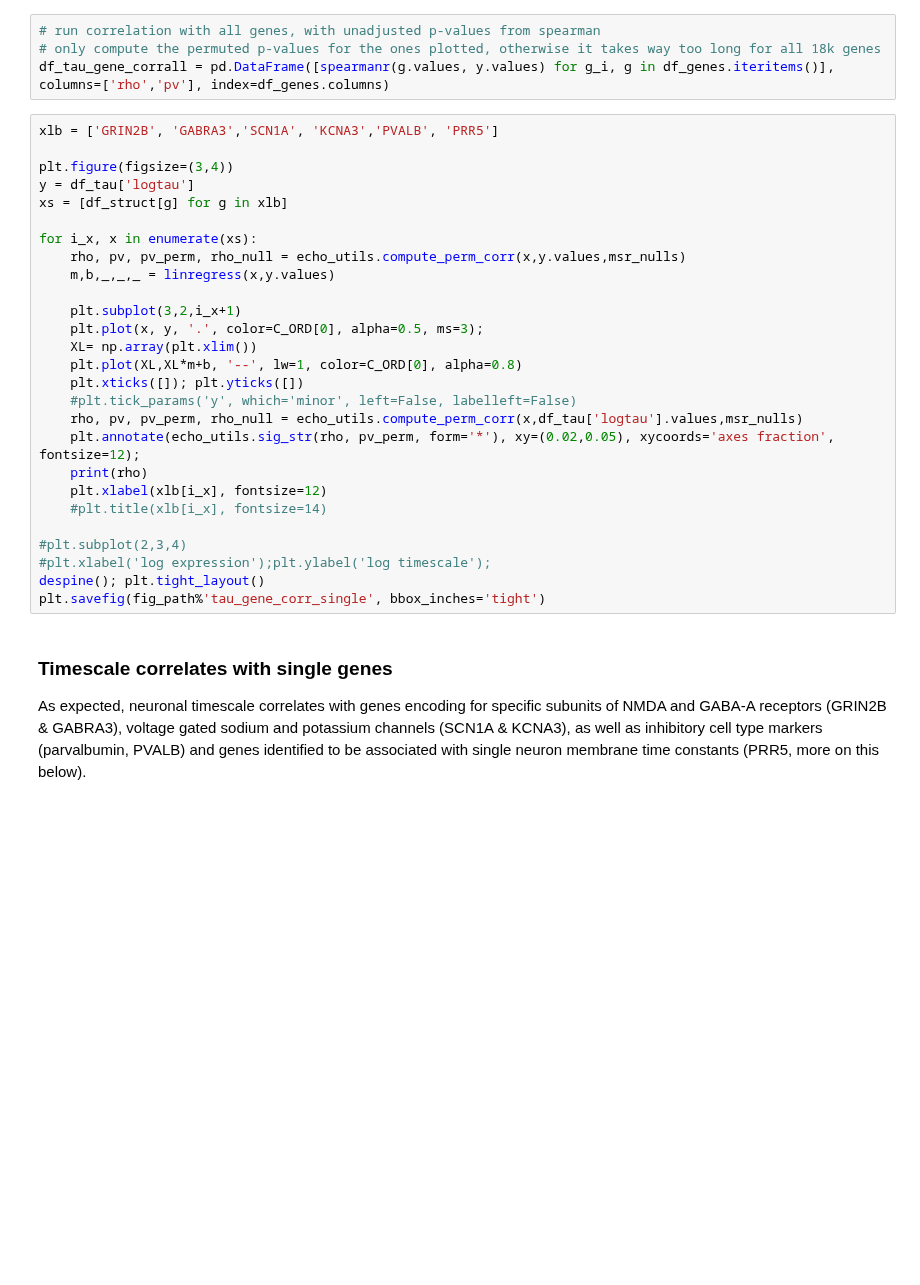
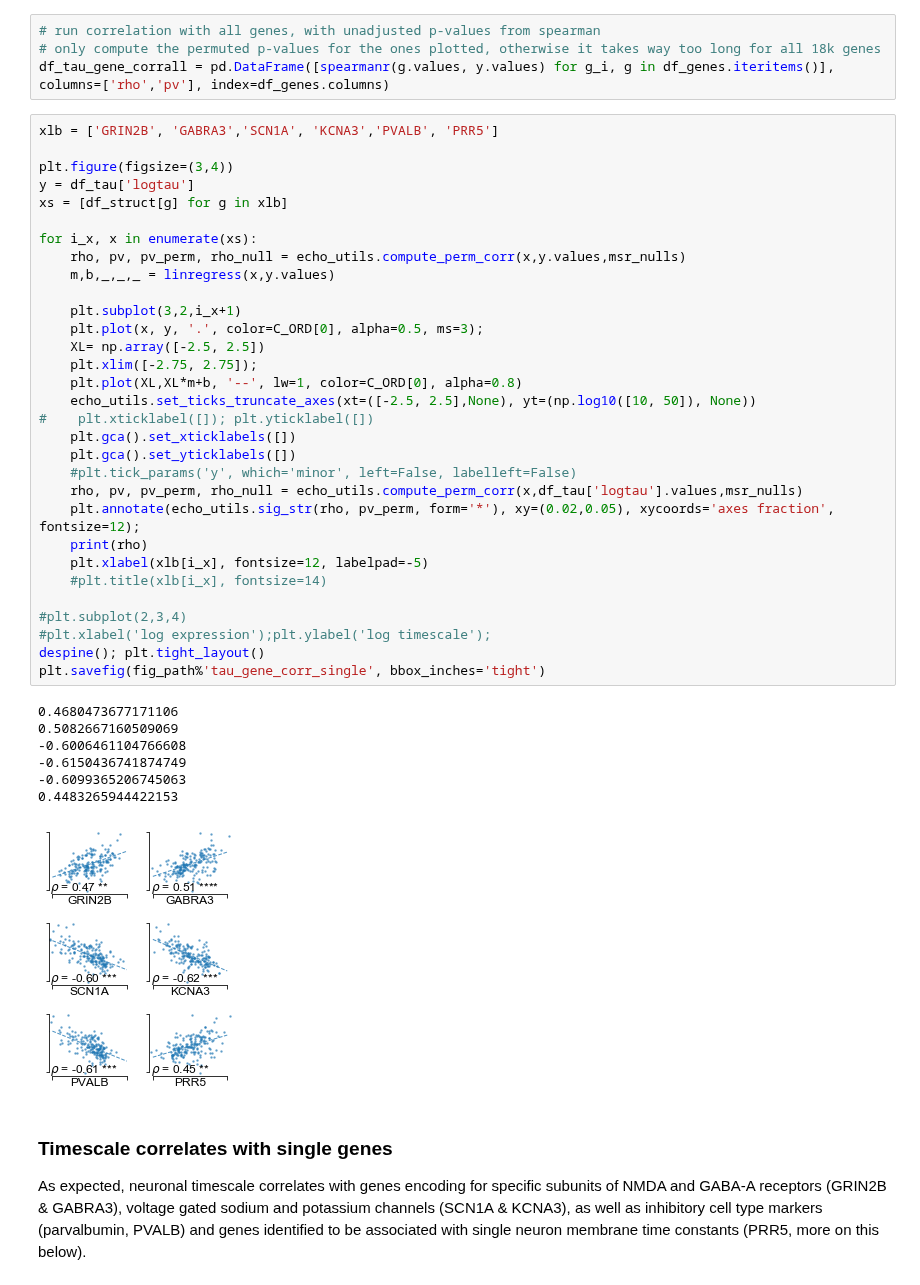
Before and after one commit to rdgao/field-echos, a Jupyter notebook: notebooks/3_viz_human_structural.ipynb, the cells around one changed output. Saved outputs shown, nothing was run; the diff lists cells and outputs as text; blank space fills up the shorter version.

```diff
--- a/notebooks/3_viz_human_structural.ipynb
+++ b/notebooks/3_viz_human_structural.ipynb
@@ -452,30 +453,42 @@ df_tau_gene_corrall = pd.DataFrame([spearmanr(g.values, y.values) for g_i, g in
 # %%
 xlb = ['GRIN2B', 'GABRA3','SCN1A', 'KCNA3','PVALB', 'PRR5']
 
 plt.figure(figsize=(3,4))
 y = df_tau['logtau']
 xs = [df_struct[g] for g in xlb]
 
 for i_x, x in enumerate(xs):
     rho, pv, pv_perm, rho_null = echo_utils.compute_perm_corr(x,y.values,msr_nulls)
     m,b,_,_,_ = linregress(x,y.values)
 
     plt.subplot(3,2,i_x+1)
     plt.plot(x, y, '.', color=C_ORD[0], alpha=0.5, ms=3);
-    XL= np.array(plt.xlim())
+    XL= np.array([-2.5, 2.5])
+    plt.xlim([-2.75, 2.75]);
     plt.plot(XL,XL*m+b, '--', lw=1, color=C_ORD[0], alpha=0.8)
-    plt.xticks([]); plt.yticks([])
+    echo_utils.set_ticks_truncate_axes(xt=([-2.5, 2.5],None), yt=(np.log10([10, 50]), None))
+#    plt.xticklabel([]); plt.yticklabel([])
+    plt.gca().set_xticklabels([])
+    plt.gca().set_yticklabels([])
     #plt.tick_params('y', which='minor', left=False, labelleft=False)
     rho, pv, pv_perm, rho_null = echo_utils.compute_perm_corr(x,df_tau['logtau'].values,msr_nulls)
     plt.annotate(echo_utils.sig_str(rho, pv_perm, form='*'), xy=(0.02,0.05), xycoords='axes fraction', fontsize=12);
     print(rho)
-    plt.xlabel(xlb[i_x], fontsize=12)
+    plt.xlabel(xlb[i_x], fontsize=12, labelpad=-5)
     #plt.title(xlb[i_x], fontsize=14)
 
 #plt.subplot(2,3,4)
 #plt.xlabel('log expression');plt.ylabel('log timescale');
 despine(); plt.tight_layout()
 plt.savefig(fig_path%'tau_gene_corr_single', bbox_inches='tight')
+# %% [output]
+0.4680473677171106
+0.5082667160509069
+-0.6006461104766608
+-0.6150436741874749
+-0.6099365206745063
+0.4483265944422153
+[figure, added]
 # %% [markdown]
 ### Timescale correlates with single genes
 As expected, neuronal timescale correlates with genes encoding for specific subunits of NMDA and GABA-A receptors (GRIN2B & GABRA3), voltage gated sodium and potassium channels (SCN1A & KCNA3), as well as inhibitory cell type markers (parvalbumin, PVALB) and genes identified to be associated with single neuron membrane time constants (PRR5, more on this below).
```
Also changed, not shown: parts of 7 cells of this notebook, 30 other files.
